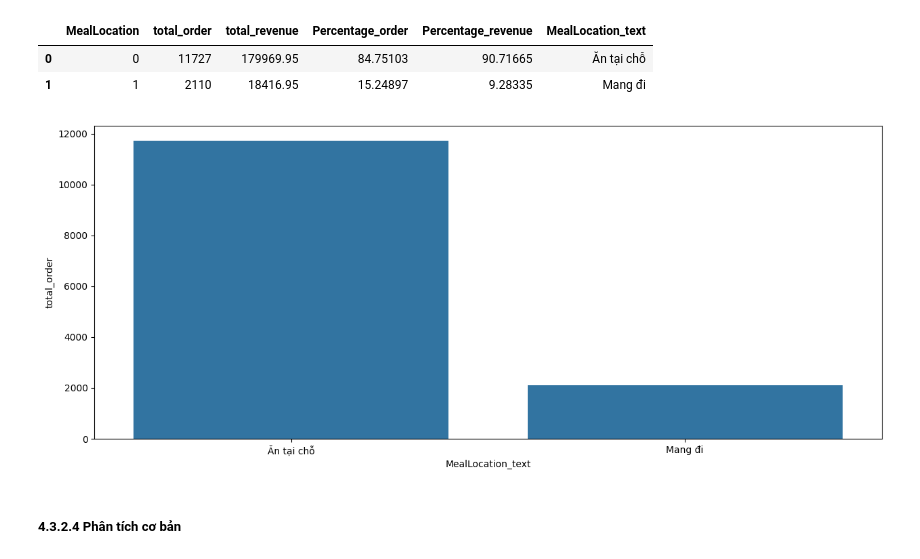
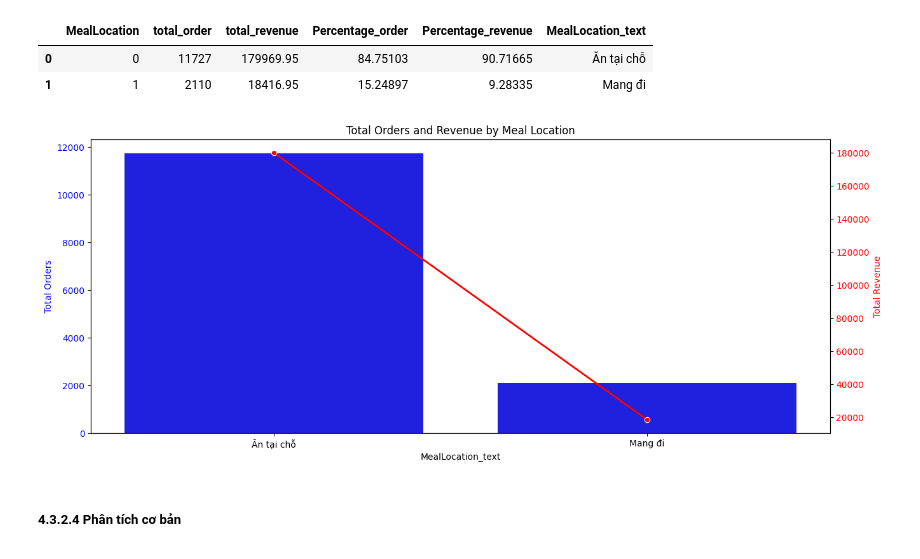
Before and after one commit to isharedigital/finalproject_data-science, a Jupyter notebook: notebooks/final/analysis/01_revenue_analysis.ipynb, the cells around one changed output. Saved outputs shown, nothing was run; the diff lists cells and outputs as text; code cells hidden in the pictures.

Commit message:
Update analysis of comparison orders type

```diff
--- a/notebooks/final/analysis/01_revenue_analysis.ipynb
+++ b/notebooks/final/analysis/01_revenue_analysis.ipynb
@@ -943,16 +943,25 @@ mealLocation_group
 |  | MealLocation | total_order | total_revenue | Percentage_order | Percentage_revenue | MealLocation_text |
 | 0 | 0 | 11727 | 179969.95 | 84.75103 | 90.71665 | Ăn tại chỗ |
 | 1 | 1 | 2110 | 18416.95 | 15.24897 | 9.28335 | Mang đi |
-# %%
-plt.figure(figsize=(15, 6))
-
-sns.barplot(data=mealLocation_group,
-            x='MealLocation_text',
-            y='total_order')
-
-plt.show()
-# %% [output]
-[figure, removed]
+# %%
+fig, ax1 = plt.subplots(figsize=(15, 6))
+
+# Vẽ biểu đồ thanh cho total_order
+sns.barplot(data=mealLocation_group, x='MealLocation_text', y='total_order', ax=ax1, color='b')
+ax1.set_ylabel('Total Orders', color='b')
+ax1.tick_params(axis='y', labelcolor='b')
+
+# Tạo trục y thứ hai để vẽ biểu đồ đường cho total_revenue
+ax2 = ax1.twinx()
+sns.lineplot(data=mealLocation_group, x='MealLocation_text', y='total_revenue', ax=ax2, color='r', marker='o', linewidth=2)
+ax2.set_ylabel('Total Revenue', color='r')
+ax2.tick_params(axis='y', labelcolor='r')
+
+# Thiết lập tiêu đề và hiển thị biểu đồ
+plt.title('Total Orders and Revenue by Meal Location')
+plt.show()
+# %% [output]
+[figure, added]
 # %% [markdown]
 ##### 4.3.2.4 Phân tích cơ bản
 # %%
```
Also changed, not shown: parts of 16 cells of this notebook.
